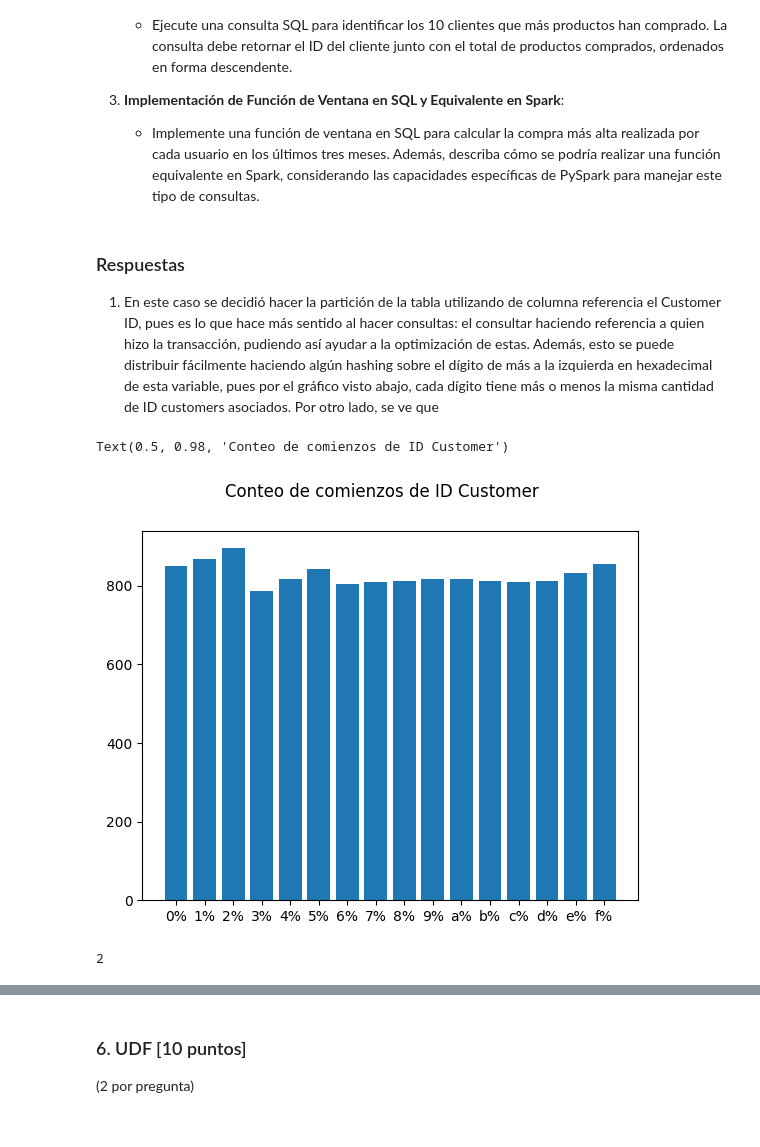
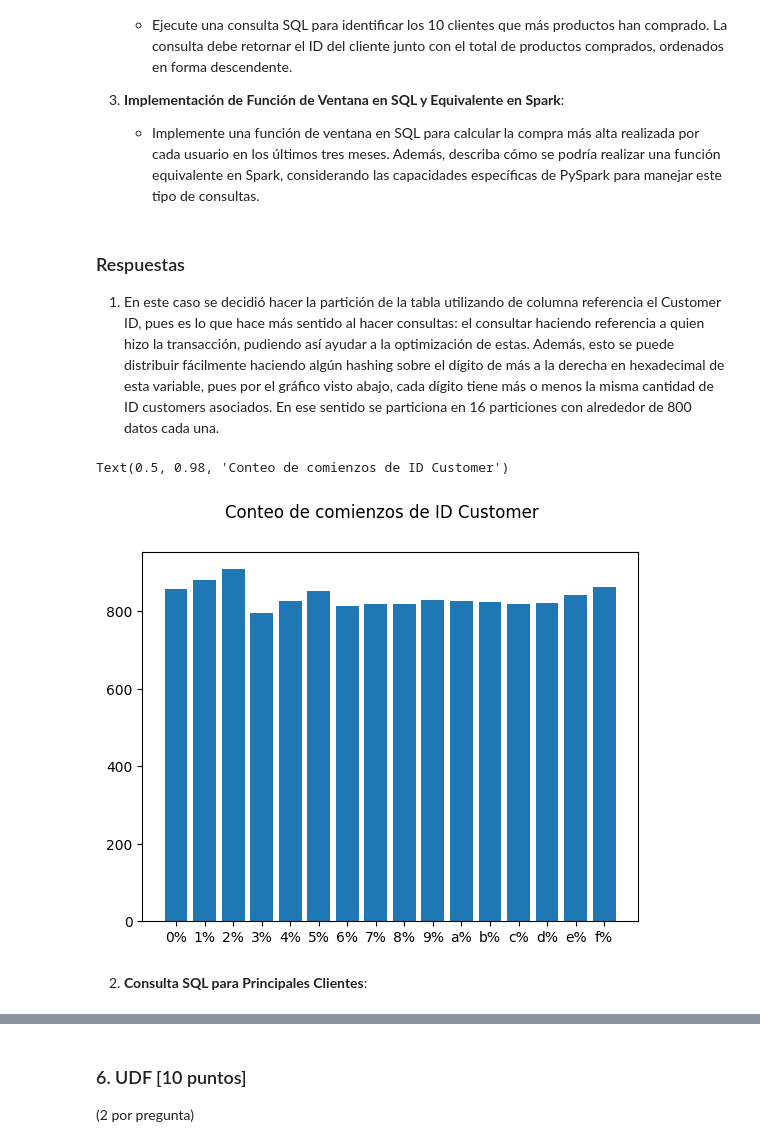
Before and after one commit to sbstnvsqz0/MDS7202, a Jupyter notebook: Laboratorios/Laboratorio_4/Lab4.ipynb, the cells around one changed output, grey strips where cells are left out. Saved outputs shown, nothing was run; the diff lists cells and outputs as text; code cells hidden in the pictures.

```diff
--- a/Laboratorios/Laboratorio_4/Lab4.ipynb
+++ b/Laboratorios/Laboratorio_4/Lab4.ipynb
@@ -499,9 +502,9 @@ Responda y realice los siguientes puntos:
 # %% [markdown]
 
 ### Respuestas
-1. En este caso se decidió hacer la partición de la tabla utilizando de columna referencia el Customer ID, pues es lo que hace más sentido al hacer consultas: el consultar haciendo referencia a quien hizo la transacción, pudiendo así ayudar a la optimización de estas. Además, esto se puede distribuir fácilmente haciendo algún hashing sobre el dígito de más a la izquierda en hexadecimal de esta variable, pues por el gráfico visto abajo, cada dígito tiene más o menos la misma cantidad de ID customers asociados. Por otro lado, se ve que
+1. En este caso se decidió hacer la partición de la tabla utilizando de columna referencia el Customer ID, pues es lo que hace más sentido al hacer consultas: el consultar haciendo referencia a quien hizo la transacción, pudiendo así ayudar a la optimización de estas. Además, esto se puede distribuir fácilmente haciendo algún hashing sobre el dígito de más a la derecha en hexadecimal de esta variable, pues por el gráfico visto abajo, cada dígito tiene más o menos la misma cantidad de ID customers asociados. En ese sentido se particiona en 16 particiones con alrededor de 800 datos cada una.
 # %%
-def primer_digito(df):
+def ultimo_digito(df):
   lista_hexa = [hex(k)[-1]+"%" for k in range(16)]
   cantidades = {}
   for i in range(len(lista_hexa)):
@@ -512,13 +513,8 @@ primer_digito_df = primer_digito(df_lab)
+# %%
+ultimo_digito_df = ultimo_digito(df_lab)
 # %%
-plt.bar(primer_digito_df.keys(),primer_digito_df.values())
+plt.bar(ultimo_digito_df.keys(),ultimo_digito_df.values())
 plt.suptitle("Conteo de comienzos de ID Customer")
 # %% [output]
 Text(0.5, 0.98, 'Conteo de comienzos de ID Customer')
-[figure, old version]
+[figure, new version]
-# %%
-import multiprocessing
-
-cores = multiprocessing.cpu_count() # Count the number of cores in a computer
-cores
-# %% [output]
-2
@@ -537,0 +523,2 @@ df_prueba = df_lab.groupBy("Customer ID").agg(
+# %% [markdown]
+2. **Consulta SQL para Principales Clientes**:
```
Also changed, not shown: parts of 11 cells of this notebook.
